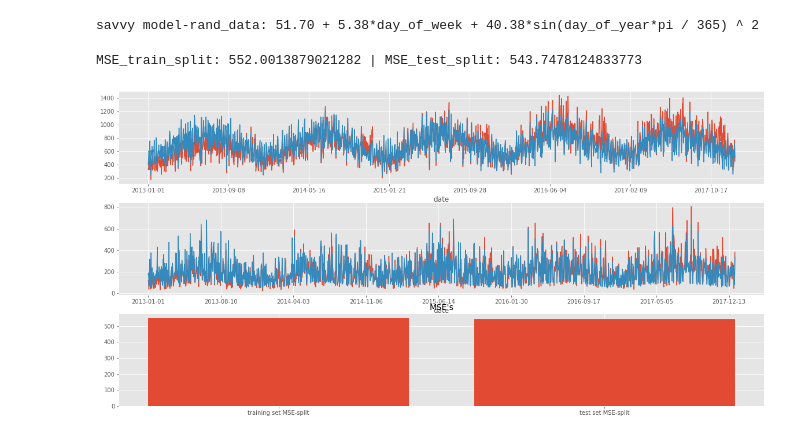
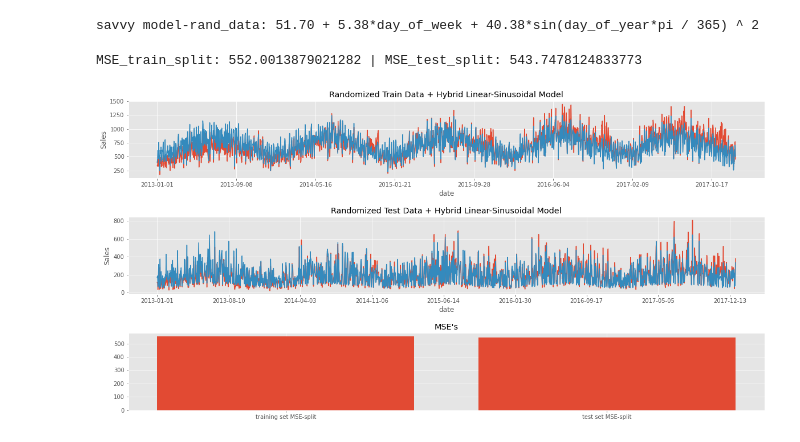
Before and after one commit to sh-biswas/demand-forecasting_Cogs109Final, a Jupyter notebook: Report.ipynb, the cells around one changed output. Drawn from its saved outputs; the diff is of its cells as text; code cells hidden in the pictures.

```diff
--- a/Report.ipynb
+++ b/Report.ipynb
@@ -377,23 +416,28 @@ savvy model-rand_data: 51.70 + 5.38*day_of_week + 40.38*sin(day_of_year*pi / 365
 # %%
 # plot the data
 fig, axs = plt.subplots(3,1, figsize=(20,10))
 train_split.groupby('date').sum()['sales'].plot(x='date', y='sales', ax=axs[0])
 test_split.groupby('date').sum()['sales'].plot(x='date', y='sales', ax=axs[1])
+axs[0].set_title("Randomized Train Data + Hybrid Linear-Sinusoidal Model")
+axs[0].set_ylabel("Sales")
+axs[1].set_title("Randomized Test Data + Hybrid Linear-Sinusoidal Model")
+axs[1].set_ylabel("Sales")
+fig.subplots_adjust(hspace=.5)
 
 ## plot the model over data
 modelYtrain_split = w[0] + w[1]*train_split['day_of_week'].values + w[2]*(np.sin(train_split['day_of_year'] * np.pi / 365) ** 2)
 modelYtest_split = w[0] + w[1]*test_split['day_of_week'].values + w[2]*(np.sin(test_split['day_of_year'] * np.pi / 365) ** 2)
 train_split['savvy model'] = modelYtrain_split; test_split['savvy model'] = modelYtest_split;
 train_split.groupby('date').sum()['savvy model'].plot(x='date', y='savvy model', ax=axs[0])
 test_split.groupby('date').sum()['savvy model'].plot(x='date', y='savvy model', ax=axs[1])
 
 # plot MSE on train and test for model
 MSE_train_split = np.mean((train_split['sales'].values - modelYtrain_split)**2)
 MSE_test_split = np.mean((test_split['sales'].values - modelYtest_split)**2)
 axs[2].bar(['training set MSE-split', 'test set MSE-split'], [MSE_train_split, MSE_test_split])
 axs[2].set_title("MSE's")
 fig.show()
 print(f"MSE_train_split: {MSE_train_split} | MSE_test_split: {MSE_test_split}")
 # %% [output]
 MSE_train_split: 552.0013879021282 | MSE_test_split: 543.7478124833773
-[figure, old version]
+[figure, new version]
```
Also changed, not shown: parts of 30 cells of this notebook.
